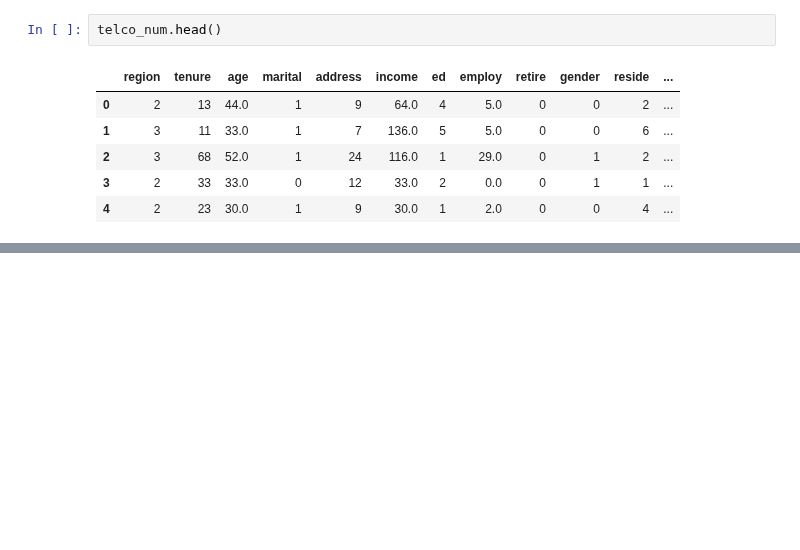
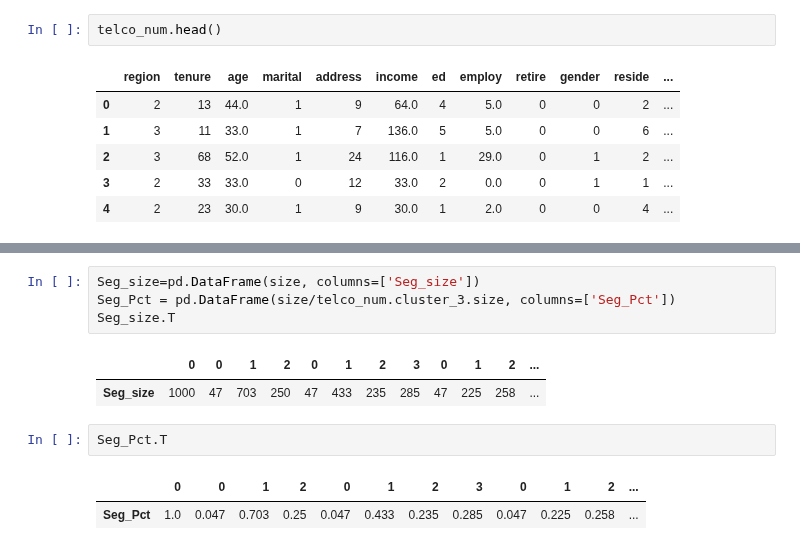
Before and after one commit to mkmritunjay/machineLearning, a Jupyter notebook: KMeans.ipynb, the cells around one changed output, grey strips where cells are left out. Saved outputs shown, nothing was run; the diff lists cells and outputs as text; blank space fills up the shorter version.

```diff
--- a/KMeans.ipynb
+++ b/KMeans.ipynb
@@ -460,0 +485,12 @@ telco_num.head()
+# %%
+Seg_size=pd.DataFrame(size, columns=['Seg_size'])
+Seg_Pct = pd.DataFrame(size/telco_num.cluster_3.size, columns=['Seg_Pct'])
+Seg_size.T
+# %% [output]
+|  | 0 | 0 | 1 | 2 | 0 | 1 | 2 | 3 | 0 | 1 | 2 | ... |
+| Seg_size | 1000 | 47 | 703 | 250 | 47 | 433 | 235 | 285 | 47 | 225 | 258 | ... |
+# %%
+Seg_Pct.T
+# %% [output]
+|  | 0 | 0 | 1 | 2 | 0 | 1 | 2 | 3 | 0 | 1 | 2 | ... |
+| Seg_Pct | 1.0 | 0.047 | 0.703 | 0.25 | 0.047 | 0.433 | 0.235 | 0.285 | 0.047 | 0.225 | 0.258 | ... |
```
Also changed, not shown: parts of 7 cells of this notebook.
